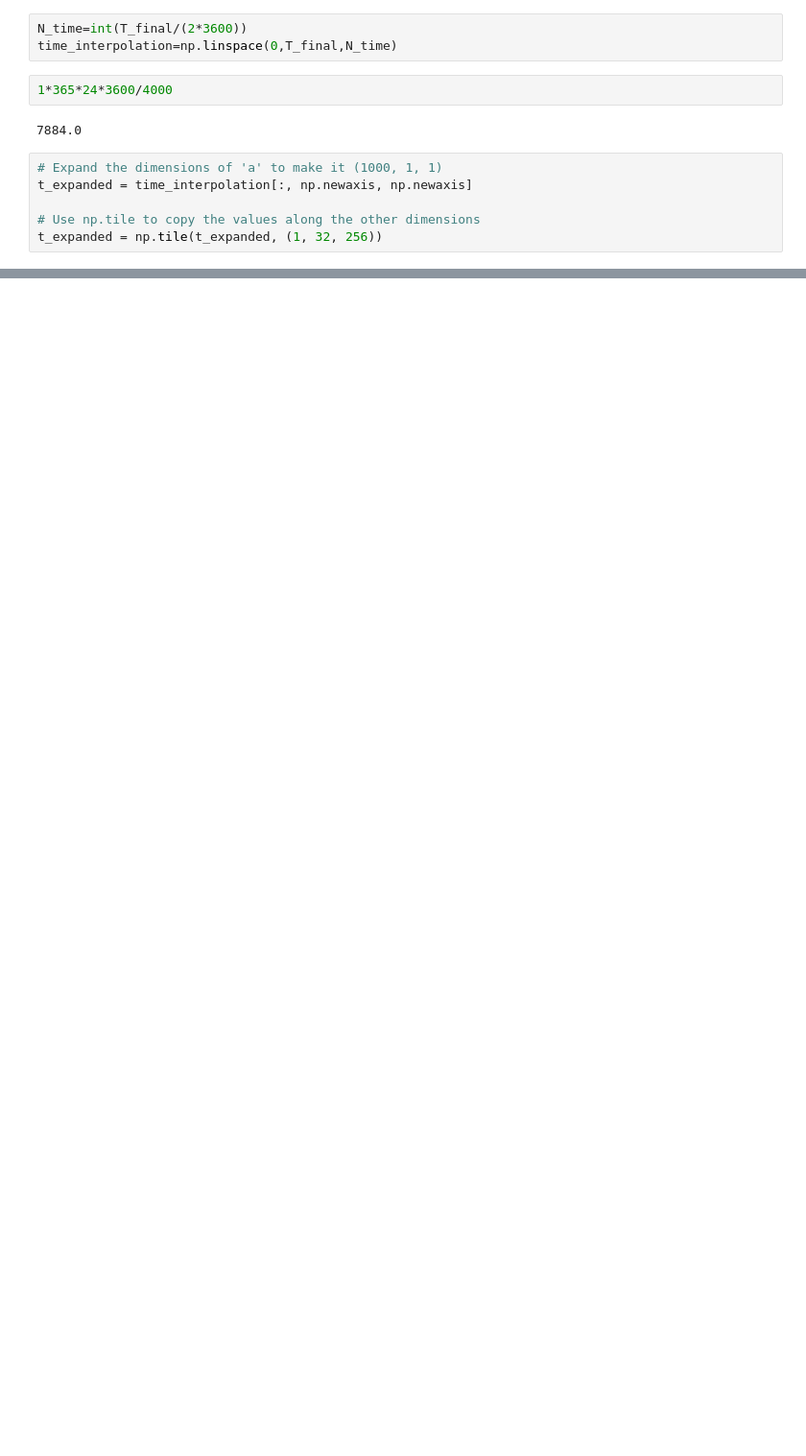
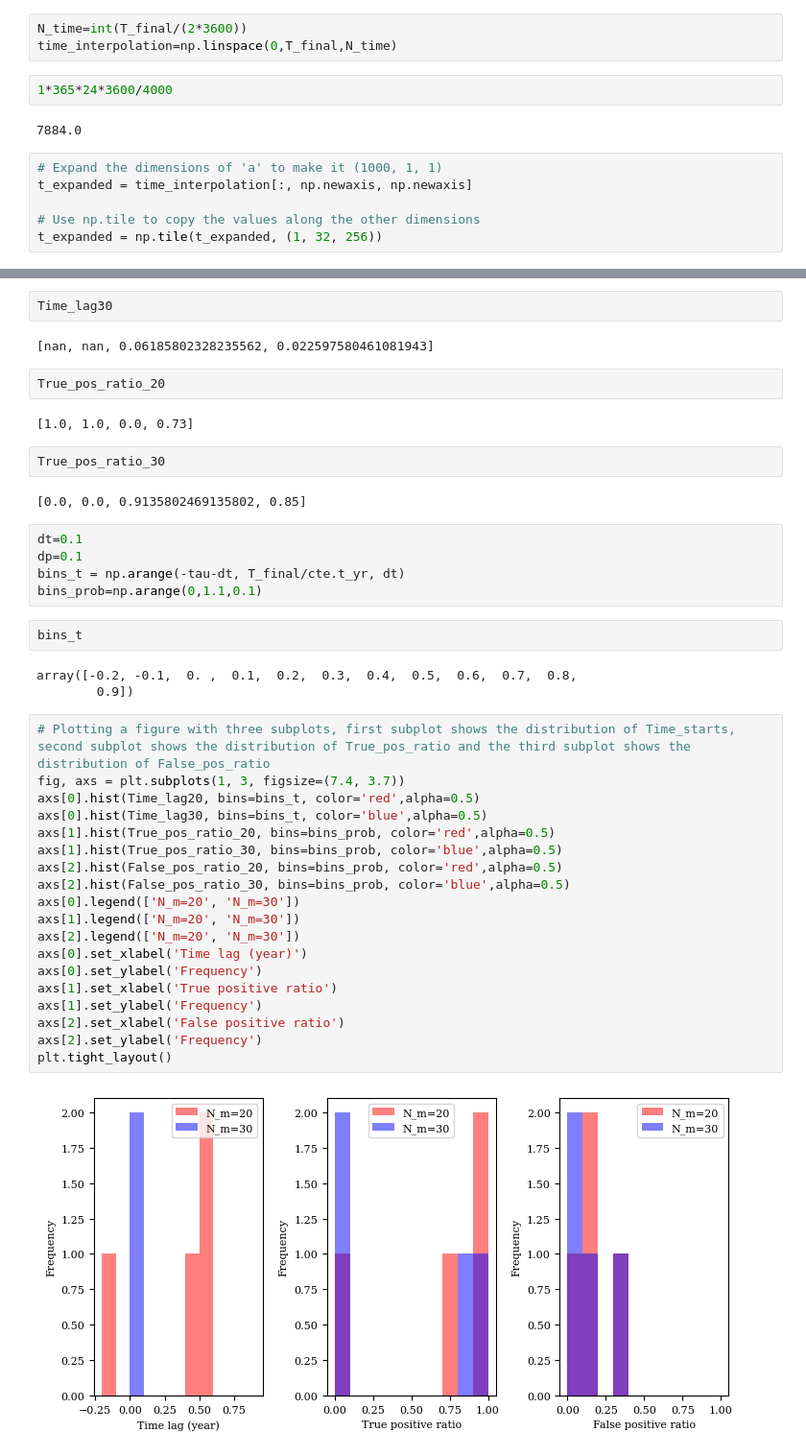
Before and after one commit to hojjatks/ROM_EnKF_earthquakecycle, a Jupyter notebook: Codes/PlotPredictionPerformance.ipynb, the cells around one changed output, grey strips where cells are left out. Shown at 96% size. Drawn from its saved outputs; the diff is of its cells as text; blank space fills up the shorter version.

```diff
--- a/Codes/PlotPredictionPerformance.ipynb
+++ b/Codes/PlotPredictionPerformance.ipynb
@@ -459,0 +525,43 @@ array([0.01255708])
+# %%
+Time_lag30
+# %% [output]
+[nan, nan, 0.06185802328235562, 0.022597580461081943]
+# %%
+True_pos_ratio_20
+# %% [output]
+[1.0, 1.0, 0.0, 0.73]
+# %%
+True_pos_ratio_30
+# %% [output]
+[0.0, 0.0, 0.9135802469135802, 0.85]
+# %%
+dt=0.1
+dp=0.1
+bins_t = np.arange(-tau-dt, T_final/cte.t_yr, dt)
+bins_prob=np.arange(0,1.1,0.1)
+# %%
+bins_t
+# %% [output]
+array([-0.2, -0.1,  0. ,  0.1,  0.2,  0.3,  0.4,  0.5,  0.6,  0.7,  0.8,
+        0.9])
+# %%
+# Plotting a figure with three subplots, first subplot shows the distribution of Time_starts, second subplot shows the distribution of True_pos_ratio and the third subplot shows the distribution of False_pos_ratio
+fig, axs = plt.subplots(1, 3, figsize=(7.4, 3.7))
+axs[0].hist(Time_lag20, bins=bins_t, color='red',alpha=0.5)
+axs[0].hist(Time_lag30, bins=bins_t, color='blue',alpha=0.5)
+axs[1].hist(True_pos_ratio_20, bins=bins_prob, color='red',alpha=0.5)
+axs[1].hist(True_pos_ratio_30, bins=bins_prob, color='blue',alpha=0.5)
+axs[2].hist(False_pos_ratio_20, bins=bins_prob, color='red',alpha=0.5)
+axs[2].hist(False_pos_ratio_30, bins=bins_prob, color='blue',alpha=0.5)
+axs[0].legend(['N_m=20', 'N_m=30'])
+axs[1].legend(['N_m=20', 'N_m=30'])
+axs[2].legend(['N_m=20', 'N_m=30'])
+axs[0].set_xlabel('Time lag (year)')
+axs[0].set_ylabel('Frequency')
+axs[1].set_xlabel('True positive ratio')
+axs[1].set_ylabel('Frequency')
+axs[2].set_xlabel('False positive ratio')
+axs[2].set_ylabel('Frequency')
+plt.tight_layout()
+# %% [output]
+[figure, added]
```
Also changed, not shown: parts of 41 cells of this notebook, 1 other file.
